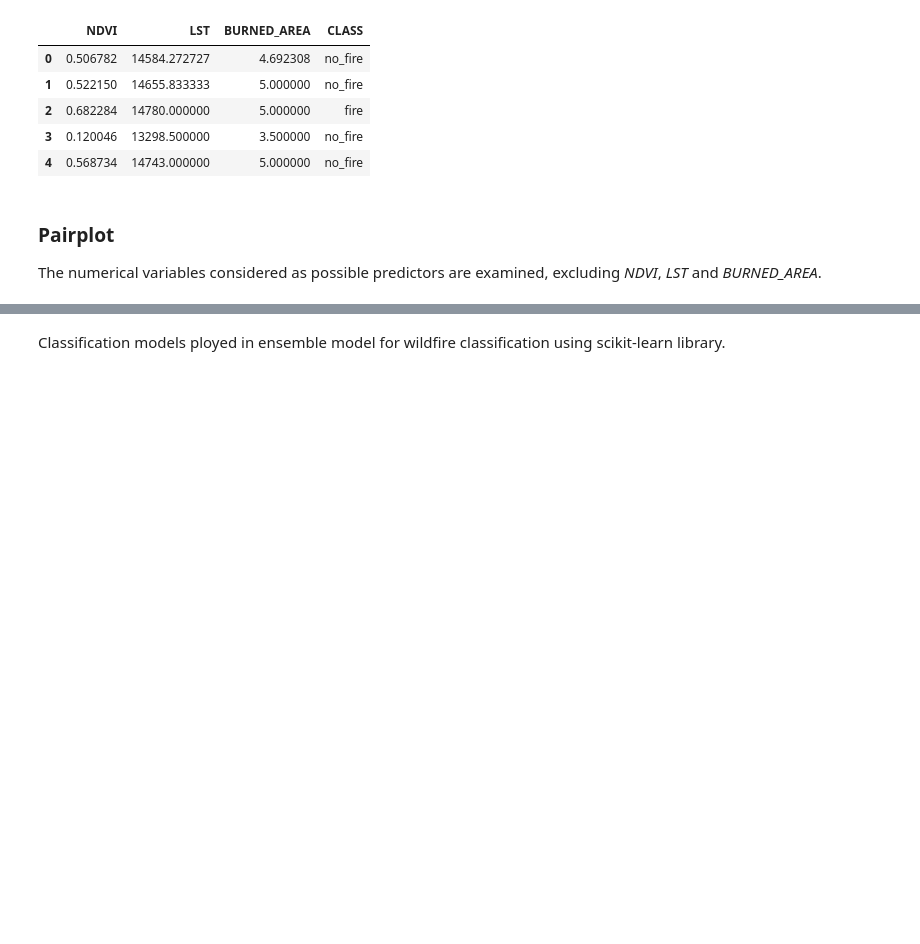
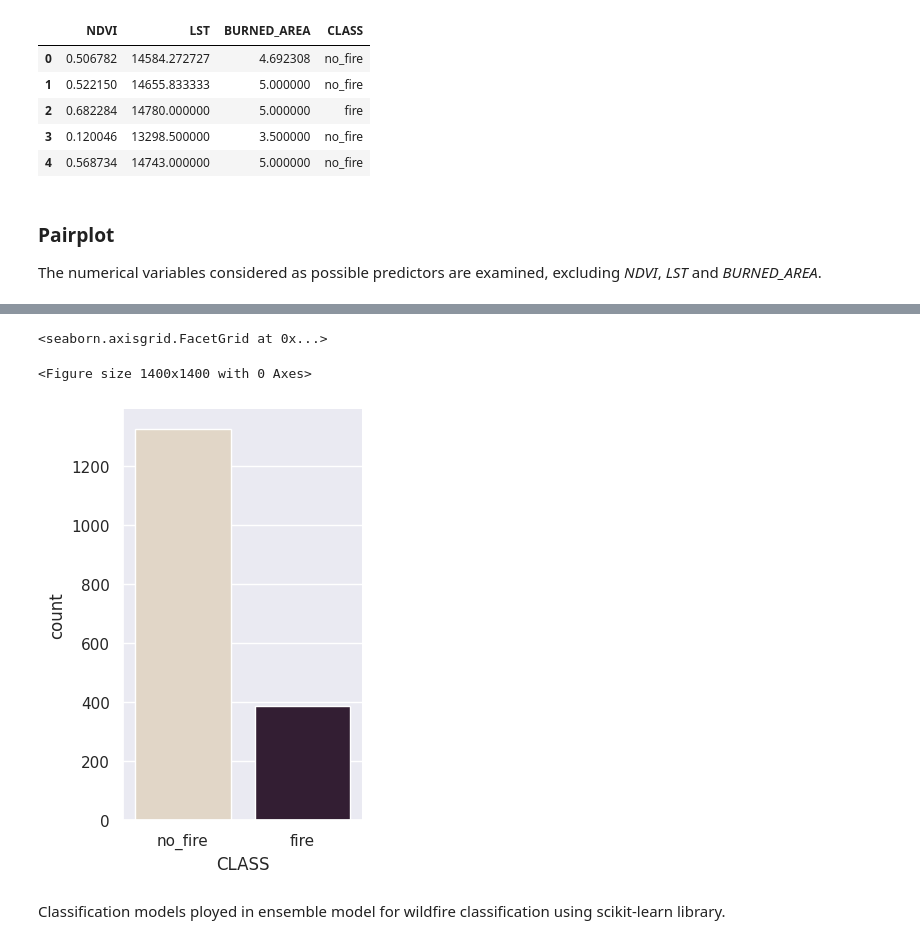
Before and after one commit to MarkStephens060482/WildFires, a Jupyter notebook: Wildfire_prediction.ipynb, the cells around one changed output, grey strips where cells are left out. Saved outputs shown, nothing was run; the diff lists cells and outputs as text; code cells hidden in the pictures; blank space fills up the shorter version.

```diff
--- a/Wildfire_prediction.ipynb
+++ b/Wildfire_prediction.ipynb
@@ -46,3 +46,14 @@ Text(0.5, 1.03, 'Pair p;ot of numerical predictors')
+# %%
+# set plot style: grey grid in the background:
+sns.set(style="darkgrid")
+
+# set the figure size
+plt.figure(figsize=(14, 14))
+sns.catplot(data=data, x="CLASS", kind="count", palette="ch:.25",aspect=.7)
+# %% [output]
+<seaborn.axisgrid.FacetGrid at 0x...>
+<Figure size 1400x1400 with 0 Axes>
+[figure, added]
 # %% [markdown]
 Classification models ployed in ensemble model for wildfire classification using scikit-learn library.
 # %%
```
Also changed, not shown: parts of 2 cells of this notebook.
